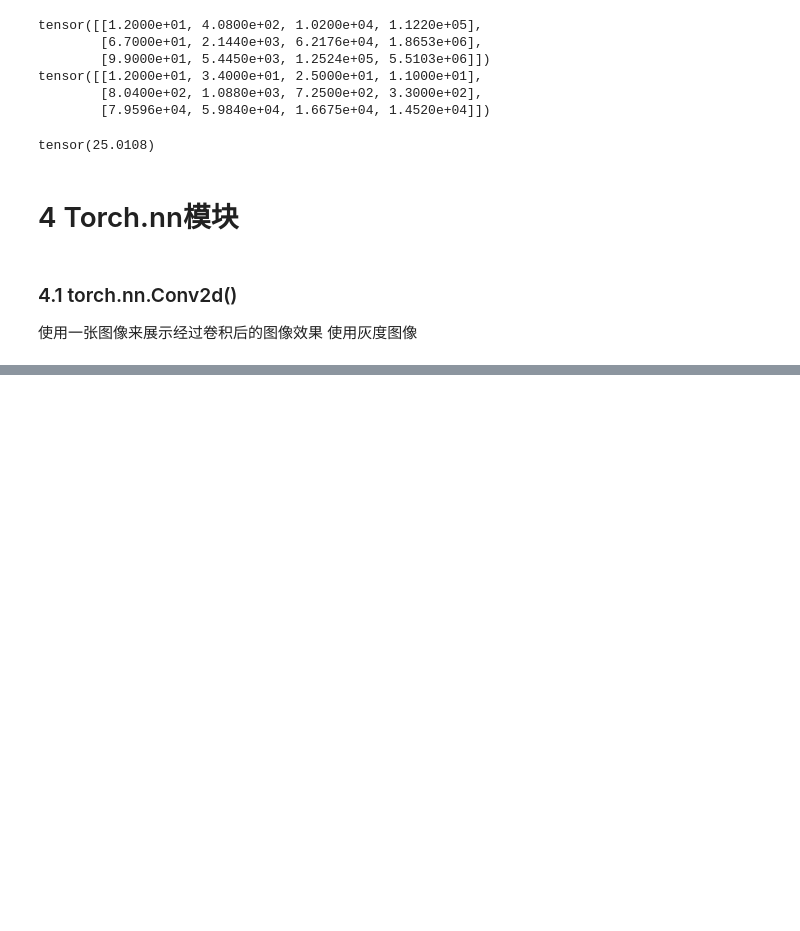
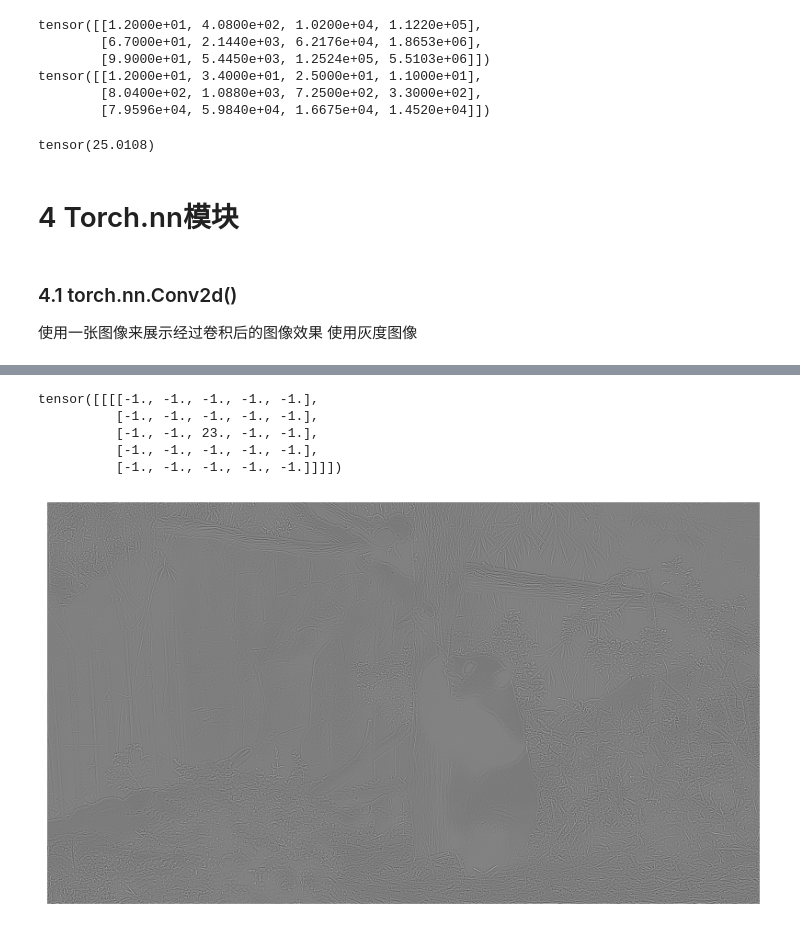
Before and after one commit to WAVEYUHAITAO/Machine-learning, a Jupyter notebook: EE_6227/ML_ASSIGNMENT/pytorch_basic.ipynb, the cells around one changed output, grey strips where cells are left out. Saved outputs shown, nothing was run; the diff lists cells and outputs as text; code cells hidden in the pictures; blank space fills up the shorter version.

```diff
--- a/EE_6227/ML_ASSIGNMENT/pytorch_basic.ipynb
+++ b/EE_6227/ML_ASSIGNMENT/pytorch_basic.ipynb
@@ -1030,0 +1055,23 @@ plt.show()
+# %%
+## 定义边缘检测卷积核，并处理维度为1*1*5*5
+kersize=5
+ker = torch.ones(kersize,kersize,dtype=torch.float32)*-1
+#print(ker)
+ker[2,2] = 23
+#print(ker)
+ker = ker.reshape((1,1,kersize,kersize))
+print(ker)
+## 进行卷积操作
+conv2d = nn.Conv2d(1,1,(kersize,kersize),bias=False,dtype=torch.float32)
+print(conv2d)
+## 设置卷积时使用的核
+conv2d.weight.data=ker
+## 对灰度图像进行卷积操作
+imconv2dout = conv2d(myimgray_t)
+print(imconv2dout)
+print(imconv2dout.shape)
+## 对卷积后的输出进行维度压缩
+imconv2dout_im = imconv2dout.data.squeeze()
+print("卷积后的尺寸",imconv2dout_im.shape)
+print(imconv2dout_im.type())
+print(imconv2dout_im)
@@ -1030,0 +1096,21 @@ plt.show()
+# %%
+## 查看使用的卷积核
+print(conv2d.weight.data)
+# %% [output]
+tensor([[[[-1., -1., -1., -1., -1.],
+          [-1., -1., -1., -1., -1.],
+          [-1., -1., 23., -1., -1.],
+          [-1., -1., -1., -1., -1.],
+          [-1., -1., -1., -1., -1.]]]])
+# %%
+## 可视化卷积后的图像
+#output_array=imconv2dout_im.numpy()
+#print(imconv2dout_im)
+#print(output_array.shape)
+#print(output_array)
+plt.figure(figsize=(10,8))
+plt.imshow(imconv2dout_im.numpy(),cmap=plt.cm.gray)
+plt.axis("off")
+plt.show()
+# %% [output]
+[figure, added]
```
Also changed, not shown: parts of 7 cells of this notebook, 1 other file.
